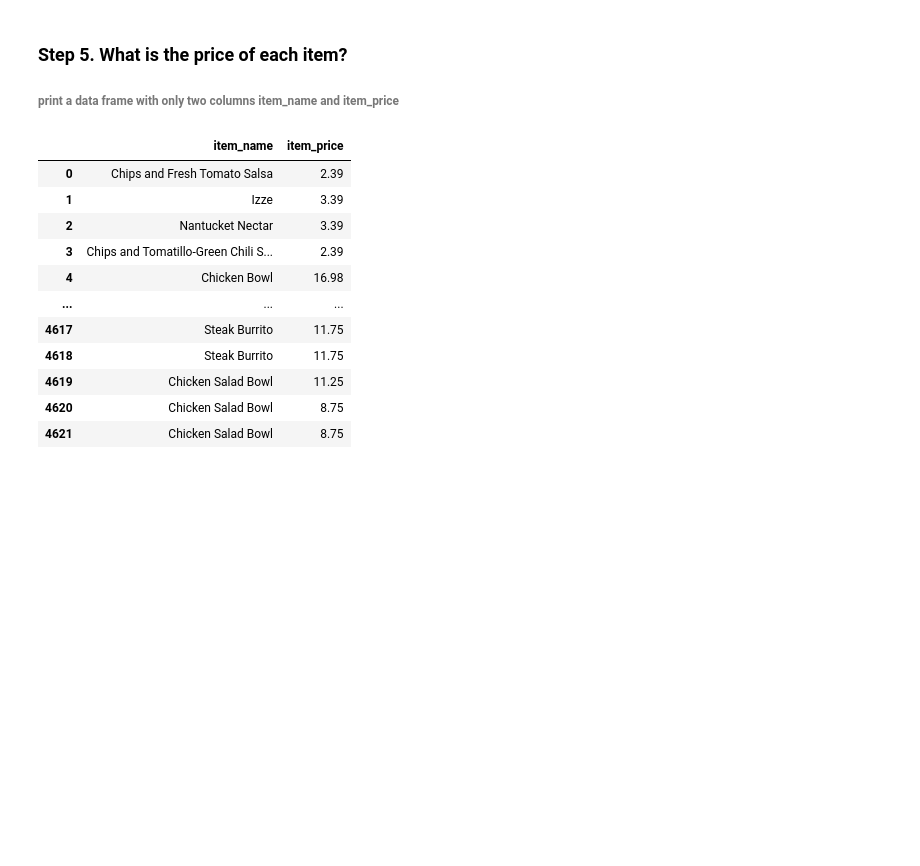
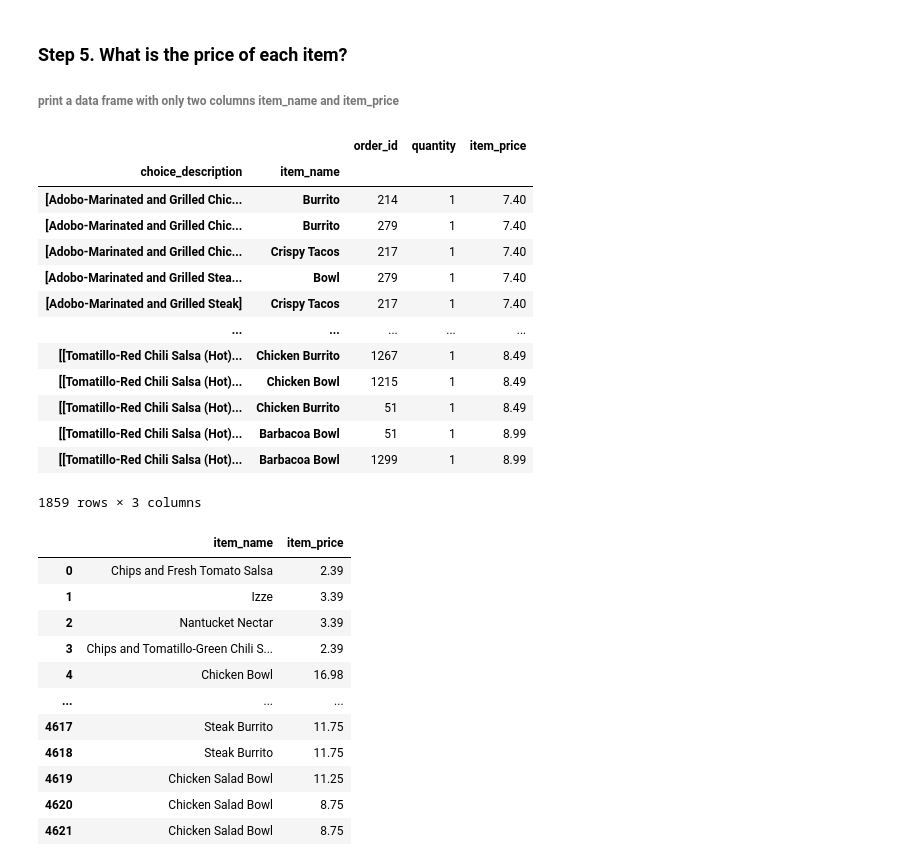
Before and after one commit to bgranda/0926_DS_Beatriz, a Jupyter notebook: 2-Analytics/2-Pandas/ejercicios/02_Filtering_&_Sorting/Chipotle/Chipotle_corregido.ipynb, the cells around one changed output. Drawn from its saved outputs; the diff is of its cells as text; code cells hidden in the pictures; blank space fills up the shorter version.

```diff
--- a/2-Analytics/2-Pandas/ejercicios/02_Filtering_&_Sorting/Chipotle/Chipotle_corregido.ipynb
+++ b/2-Analytics/2-Pandas/ejercicios/02_Filtering_&_Sorting/Chipotle/Chipotle_corregido.ipynb
@@ -137,0 +174,3 @@ Length: 31, dtype: str
+# %%
+chipo['unity_price'] = chipo.item_price / chipo.quantity
+chipo['unity_price']
@@ -141,6 +202,25 @@ Length: 31, dtype: str
 # %% [markdown]
 ### Step 5. What is the price of each item?
 ###### print a data frame with only two columns item_name and item_price
+# %%
+# te agrupo por choice description y del resto me haces el máximo
+chipo_description = chipo.groupby(["choice_description", "item_name"]).max()
+chipo_description
+# %% [output]
+|  |  | order_id | quantity | item_price |
+| choice_description | item_name |  |  |  |
+| [Adobo-Marinated and Grilled Chic... | Burrito | 214 | 1 | 7.40 |
+| [Adobo-Marinated and Grilled Chic... | Burrito | 279 | 1 | 7.40 |
+| [Adobo-Marinated and Grilled Chic... | Crispy Tacos | 217 | 1 | 7.40 |
+| [Adobo-Marinated and Grilled Stea... | Bowl | 279 | 1 | 7.40 |
+| [Adobo-Marinated and Grilled Steak] | Crispy Tacos | 217 | 1 | 7.40 |
+| ... | ... | ... | ... | ... |
+| [[Tomatillo-Red Chili Salsa (Hot)... | Chicken Burrito | 1267 | 1 | 8.49 |
+| [[Tomatillo-Red Chili Salsa (Hot)... | Chicken Bowl | 1215 | 1 | 8.49 |
+| [[Tomatillo-Red Chili Salsa (Hot)... | Chicken Burrito | 51 | 1 | 8.49 |
+| [[Tomatillo-Red Chili Salsa (Hot)... | Barbacoa Bowl | 51 | 1 | 8.99 |
+| [[Tomatillo-Red Chili Salsa (Hot)... | Barbacoa Bowl | 1299 | 1 | 8.99 |
+1859 rows × 3 columns
 # %%
 chipo[['item_name', 'item_price']]
 # %% [output]
```
Also changed, not shown: parts of 13 cells of this notebook.
